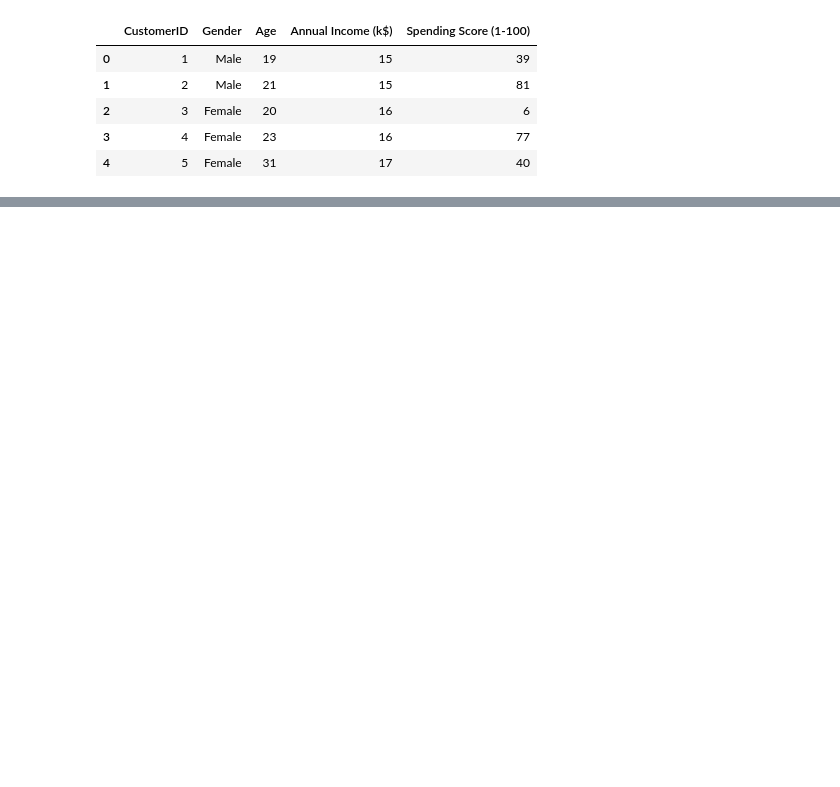
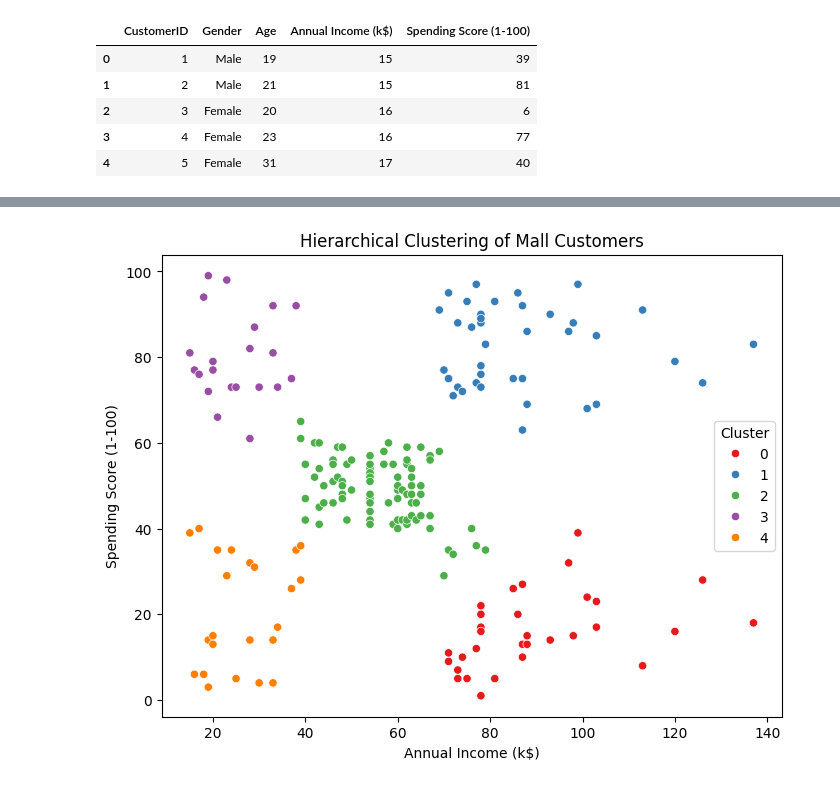
Before and after one commit to mudassirbeg/Mudassir_ML-Codes, a Jupyter notebook: ML_practical_10.ipynb, the cells around one changed output, grey strips where cells are left out. Cells and saved outputs as stored; diff of their text form; code cells hidden in the pictures; blank space fills up the shorter version.

```diff
--- a/ML_practical_10.ipynb
+++ b/ML_practical_10.ipynb
@@ -34,0 +52,10 @@ X = df.iloc[:, [3, 4]].values
+# %%
+from sklearn import cluster
+from sklearn.cluster import AgglomerativeClustering
+
+hc = AgglomerativeClustering(n_clusters=5, metric='euclidean', linkage='ward')
+
+clusters= hc.fit_predict(X_scaled)
+# %%
+df['Cluster'] = clusters
+print(df.head())
@@ -34,0 +76,13 @@ X = df.iloc[:, [3, 4]].values
+# %%
+plt.figure(figsize=(8,6))
+sns.scatterplot(
+    x='Annual Income (k$)',
+    y='Spending Score (1-100)',
+    hue='Cluster',
+    data = df,
+    palette='Set1'
+)
+plt.title("Hierarchical Clustering of Mall Customers")
+plt.show()
+# %% [output]
+[figure, added]
```
Also changed, not shown: parts of 6 cells of this notebook.
